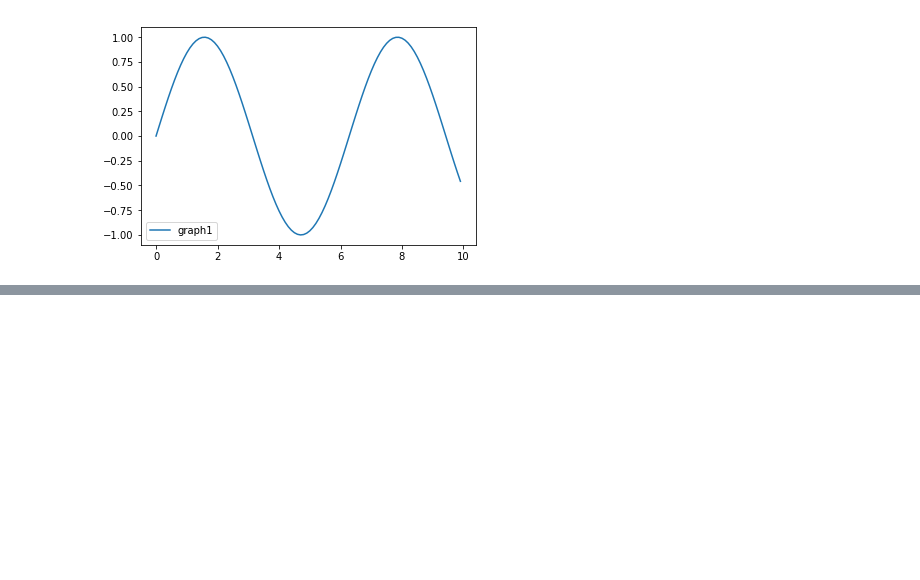
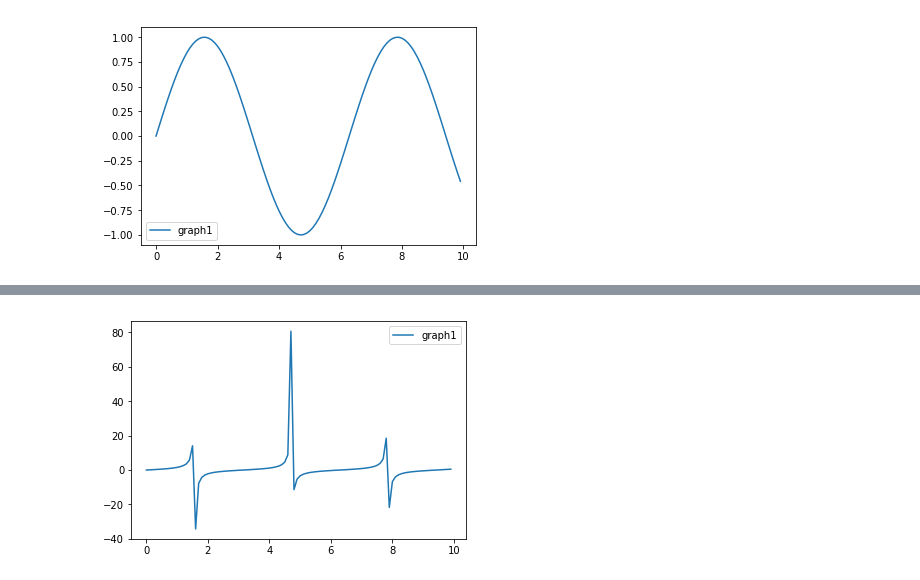
Before and after one commit to robonoriaki/Python_firststep, a Jupyter notebook: chapter9/program9-5.ipynb, the cells around one changed output, grey strips where cells are left out. Saved outputs shown, nothing was run; the diff lists cells and outputs as text; code cells hidden in the pictures; blank space fills up the shorter version.

```diff
--- a/chapter9/program9-5.ipynb
+++ b/chapter9/program9-5.ipynb
@@ -30,0 +38,7 @@ plt.show()
+# %%
+y = np.tan(x)
+plt.plot(x, y, label = 'graph1')
+plt.legend()
+plt.show()
+# %% [output]
+[figure, added]
```
Also changed, not shown: parts of 2 cells of this notebook.
